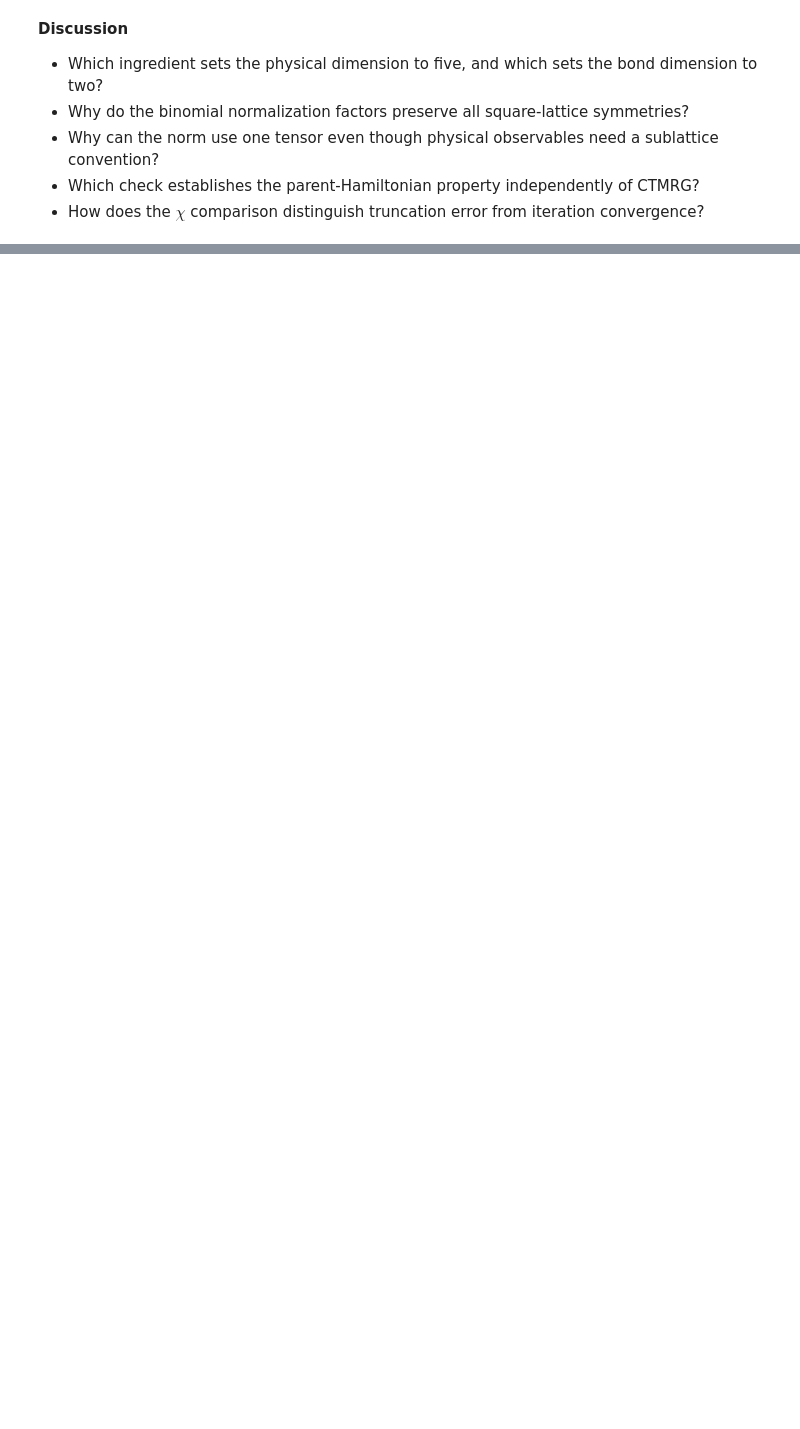
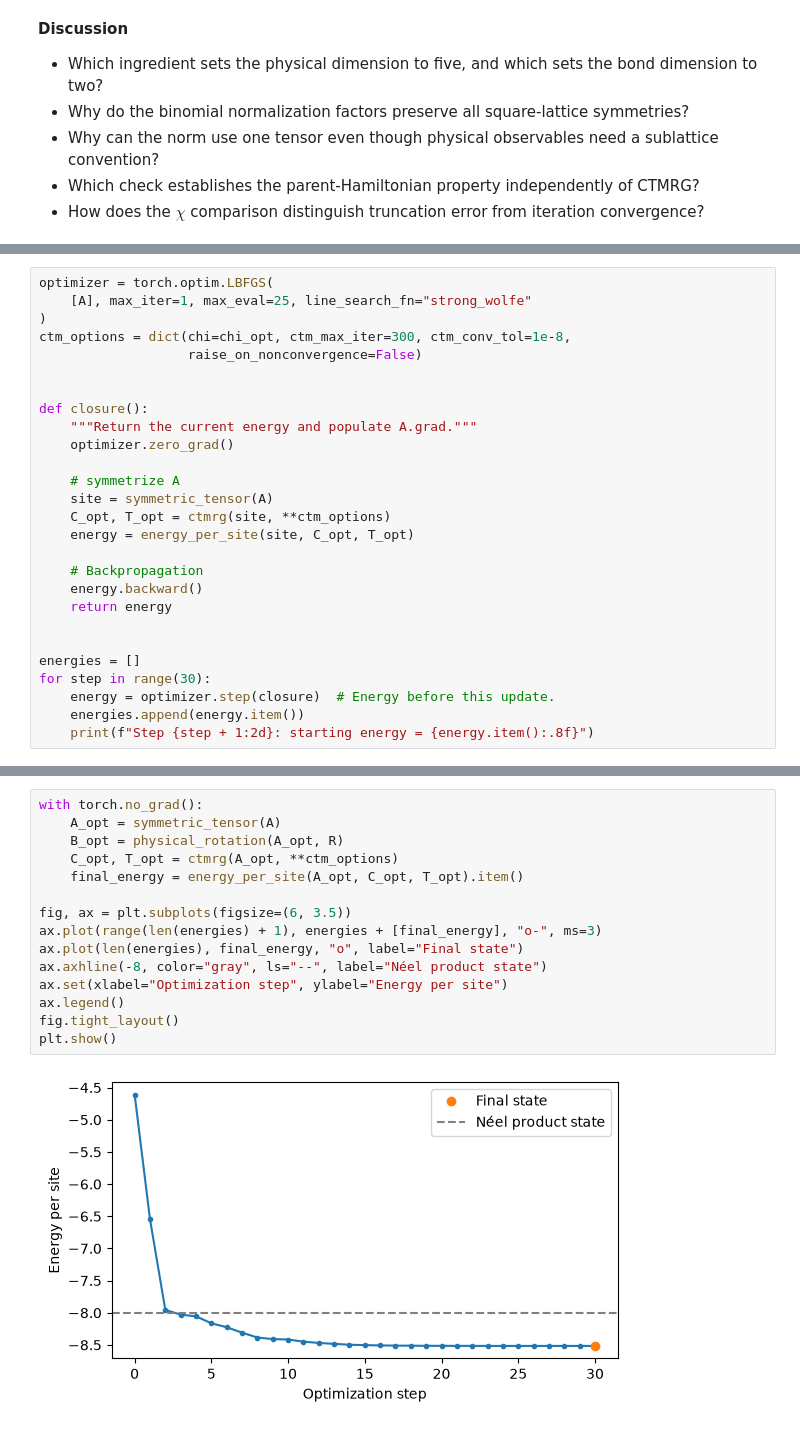
Before and after one commit to HaoChenPhys/ETN-School-2026_PEPS, a Jupyter notebook: notebooks/AKLT_sol.ipynb, the cells around one changed output, grey strips where cells are left out. Saved outputs shown, nothing was run; the diff lists cells and outputs as text; blank space fills up the shorter version.

Commit message:
S=2 Heisenberg model optimization

```diff
--- a/notebooks/AKLT_sol.ipynb
+++ b/notebooks/AKLT_sol.ipynb
@@ -871,0 +883,27 @@ Largest chi=24/48 correlation difference for r=0..12: 1.67e-05
+# %%
+optimizer = torch.optim.LBFGS(
+    [A], max_iter=1, max_eval=25, line_search_fn="strong_wolfe"
+)
+ctm_options = dict(chi=chi_opt, ctm_max_iter=300, ctm_conv_tol=1e-8,
+                   raise_on_nonconvergence=False)
+
+
+def closure():
+    """Return the current energy and populate A.grad."""
+    optimizer.zero_grad()
+
+    # symmetrize A
+    site = symmetric_tensor(A)
+    C_opt, T_opt = ctmrg(site, **ctm_options)
+    energy = energy_per_site(site, C_opt, T_opt)
+
+    # Backpropagation
+    energy.backward()
+    return energy
+
+
+energies = []
+for step in range(30):
+    energy = optimizer.step(closure)  # Energy before this update.
+    energies.append(energy.item())
+    print(f"Step {step + 1:2d}: starting energy = {energy.item():.8f}")
@@ -871,0 +928,17 @@ Largest chi=24/48 correlation difference for r=0..12: 1.67e-05
+# %%
+with torch.no_grad():
+    A_opt = symmetric_tensor(A)
+    B_opt = physical_rotation(A_opt, R)
+    C_opt, T_opt = ctmrg(A_opt, **ctm_options)
+    final_energy = energy_per_site(A_opt, C_opt, T_opt).item()
+
+fig, ax = plt.subplots(figsize=(6, 3.5))
+ax.plot(range(len(energies) + 1), energies + [final_energy], "o-", ms=3)
+ax.plot(len(energies), final_energy, "o", label="Final state")
+ax.axhline(-8, color="gray", ls="--", label="Néel product state")
+ax.set(xlabel="Optimization step", ylabel="Energy per site")
+ax.legend()
+fig.tight_layout()
+plt.show()
+# %% [output]
+[figure, added]
```
Also changed, not shown: parts of 16 cells of this notebook, 2 other files.
